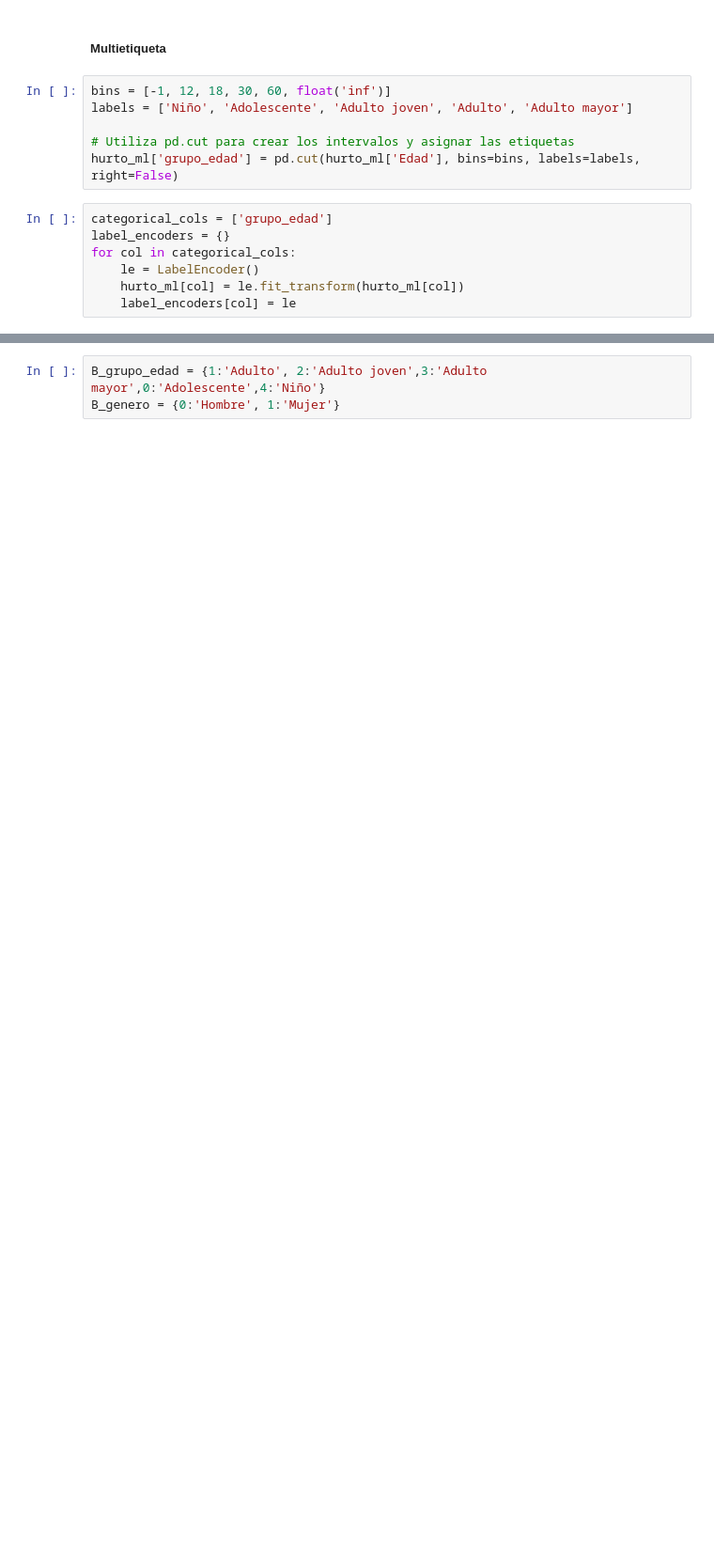
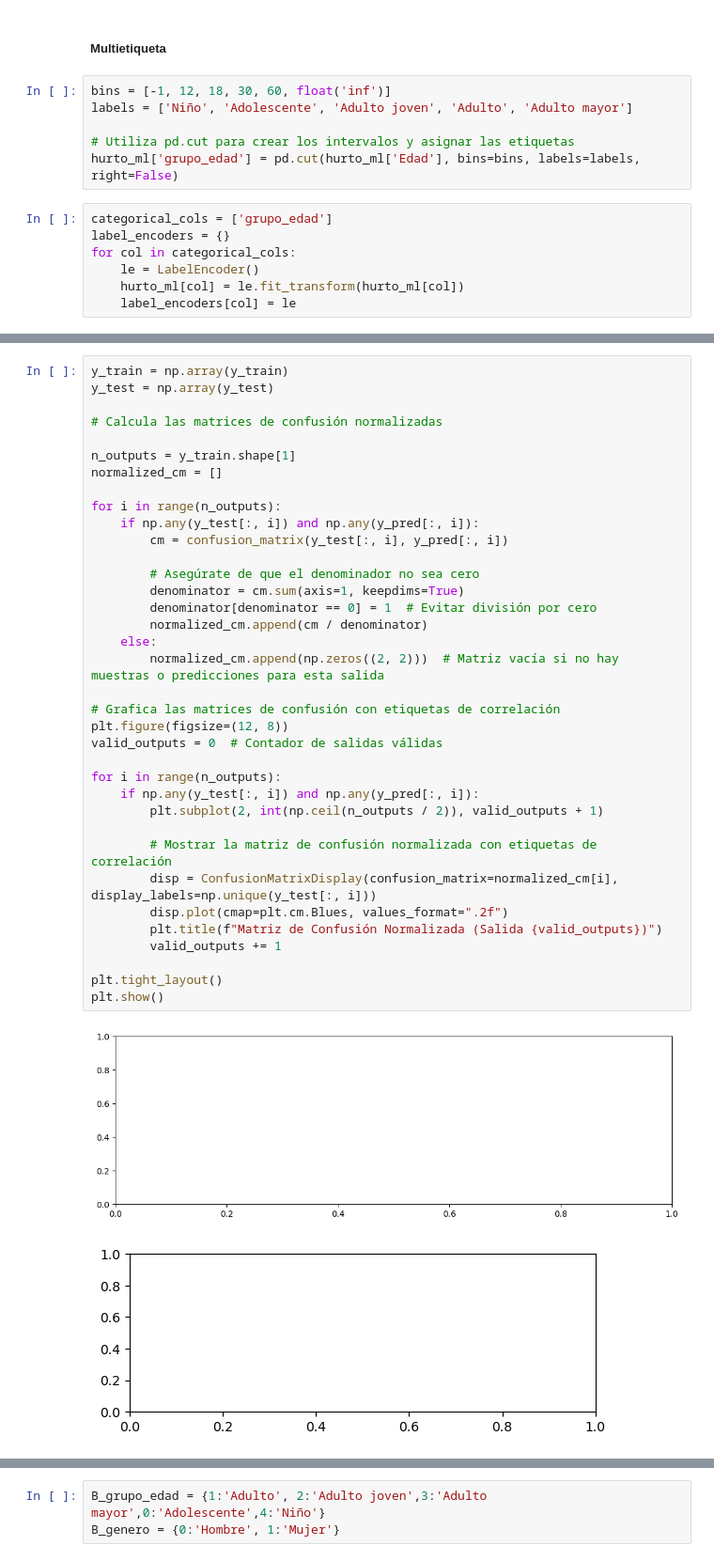
Before and after one commit to SebasMora28/Proyecto_analitica_aplicada, a Jupyter notebook: ML_application.ipynb, the cells around one changed output, grey strips where cells are left out. Shown: that part at 94% size. Drawn from its saved outputs; the diff is of its cells as text; blank space fills up the shorter version.

```diff
--- a/ML_application.ipynb
+++ b/ML_application.ipynb
@@ -137,0 +129,39 @@ X_train
+# %%
+y_train = np.array(y_train)
+y_test = np.array(y_test)
+
+# Calcula las matrices de confusión normalizadas
+
+n_outputs = y_train.shape[1]
+normalized_cm = []
+
+for i in range(n_outputs):
+    if np.any(y_test[:, i]) and np.any(y_pred[:, i]):
+        cm = confusion_matrix(y_test[:, i], y_pred[:, i])
+
+        # Asegúrate de que el denominador no sea cero
+        denominator = cm.sum(axis=1, keepdims=True)
+        denominator[denominator == 0] = 1  # Evitar división por cero
+        normalized_cm.append(cm / denominator)
+    else:
+        normalized_cm.append(np.zeros((2, 2)))  # Matriz vacía si no hay muestras o predicciones para esta salida
+
+# Grafica las matrices de confusión con etiquetas de correlación
+plt.figure(figsize=(12, 8))
+valid_outputs = 0  # Contador de salidas válidas
+
+for i in range(n_outputs):
+    if np.any(y_test[:, i]) and np.any(y_pred[:, i]):
+        plt.subplot(2, int(np.ceil(n_outputs / 2)), valid_outputs + 1)
+
+        # Mostrar la matriz de confusión normalizada con etiquetas de correlación
+        disp = ConfusionMatrixDisplay(confusion_matrix=normalized_cm[i], display_labels=np.unique(y_test[:, i]))
+        disp.plot(cmap=plt.cm.Blues, values_format=".2f")
+        plt.title(f"Matriz de Confusión Normalizada (Salida {valid_outputs})")
+        valid_outputs += 1
+
+plt.tight_layout()
+plt.show()
+# %% [output]
+[figure, added]
+[figure, added]
```
Also changed, not shown: parts of 11 cells of this notebook.
